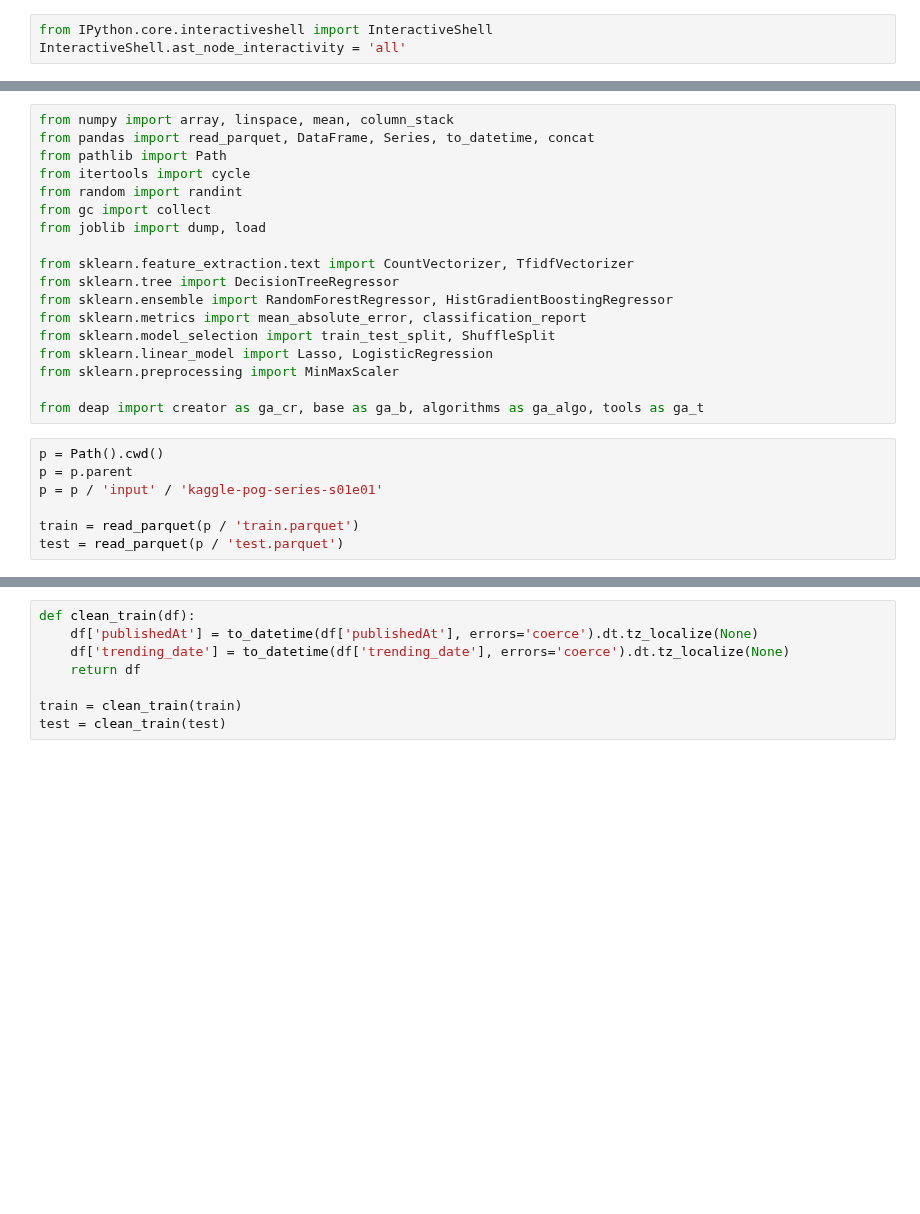
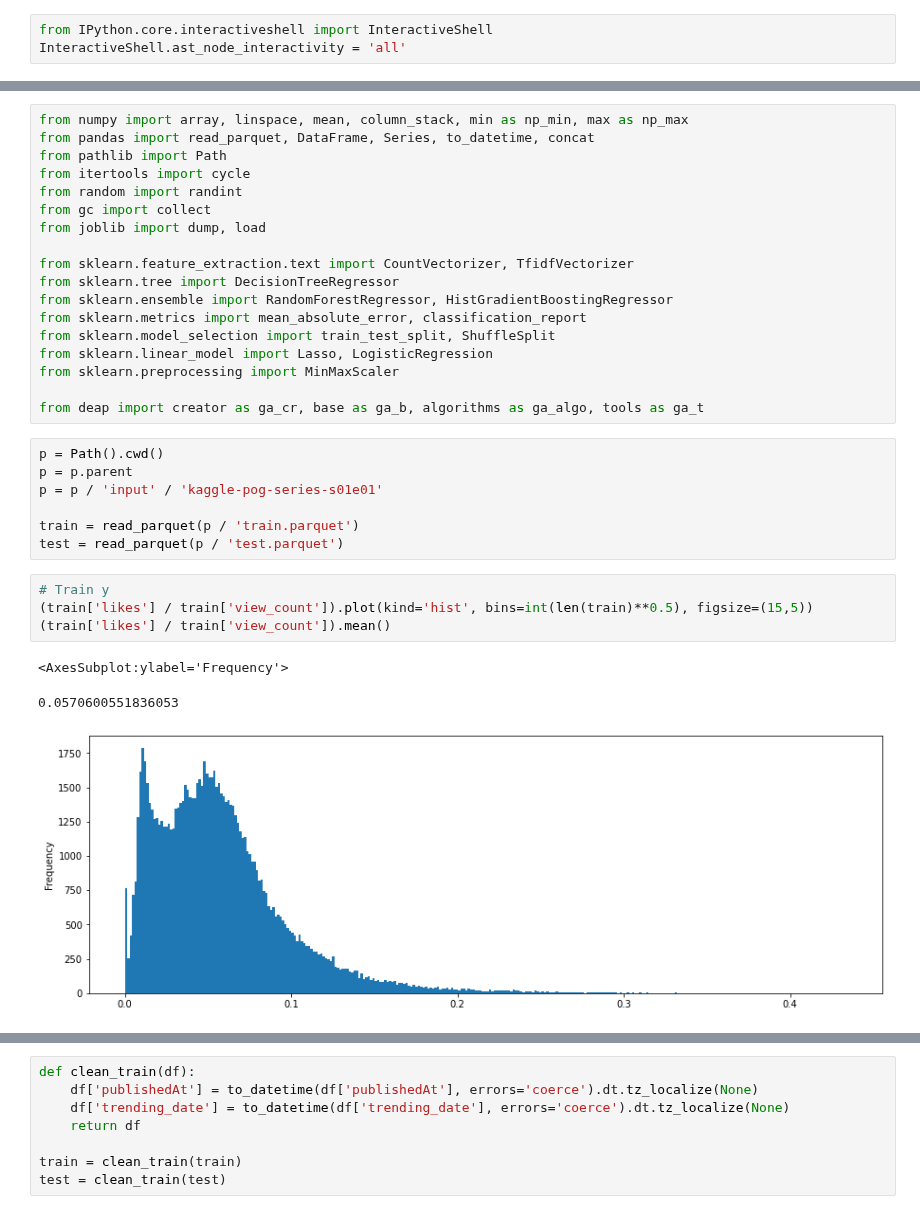
Before and after one commit to maulberto3/Kaggle_magic, a Jupyter notebook: pog-1-ga-mighty-rf-text-model.ipynb, the cells around one changed output, grey strips where cells are left out. Cells and saved outputs as stored; diff of their text form; blank space fills up the shorter version.

```diff
--- a/pog-1-ga-mighty-rf-text-model.ipynb
+++ b/pog-1-ga-mighty-rf-text-model.ipynb
@@ -47,7 +47,7 @@ Successfully installed daal-2021.5.1 daal4py-2021.5.1 scikit-learn-intelex-2021.
 WARNING: Running pip as the 'root' user can result in broken permissions and conflicting behaviour with the system package manager. It is recommended to use a virtual environment instead: https://pip. ...
 Intel(R) Extension for Scikit-learn* enabled (https://github.com/intel/scikit-learn-intelex)
 # %%
-from numpy import array, linspace, mean, column_stack
+from numpy import array, linspace, mean, column_stack, min as np_min, max as np_max
 from pandas import read_parquet, DataFrame, Series, to_datetime, concat
 from pathlib import Path
 from itertools import cycle
@@ -71,3 +71,11 @@ p = p / 'input' / 'kaggle-pog-series-s01e01'
 
 train = read_parquet(p / 'train.parquet')
 test = read_parquet(p / 'test.parquet')
+# %%
+# Train y
+(train['likes'] / train['view_count']).plot(kind='hist', bins=int(len(train)**0.5), figsize=(15,5))
+(train['likes'] / train['view_count']).mean()
+# %% [output]
+<AxesSubplot:ylabel='Frequency'>
+0.0570600551836053
+[figure, added]
```
Also changed, not shown: parts of 11 cells of this notebook.
